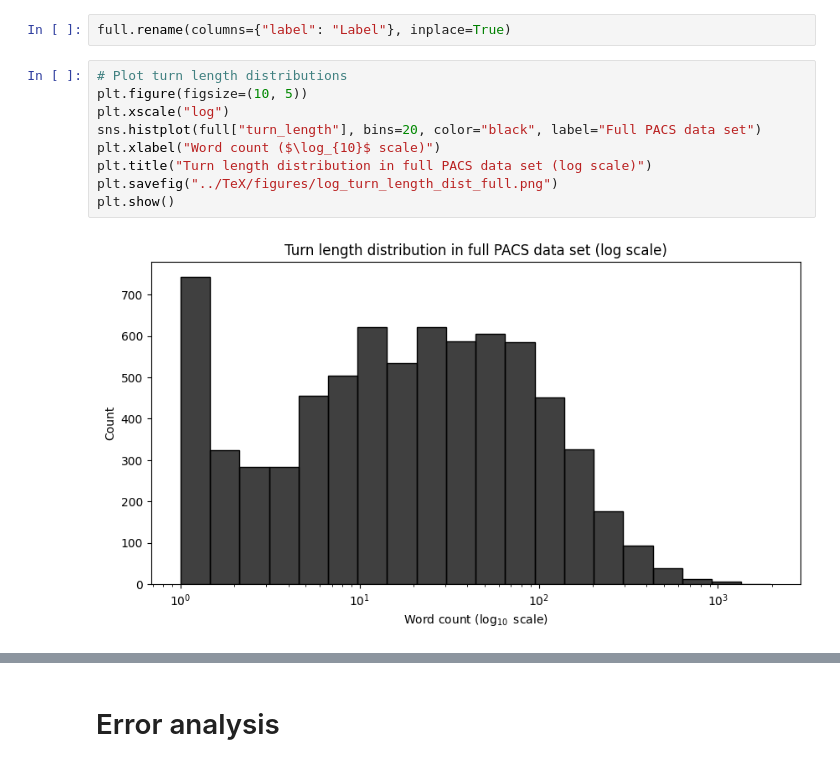
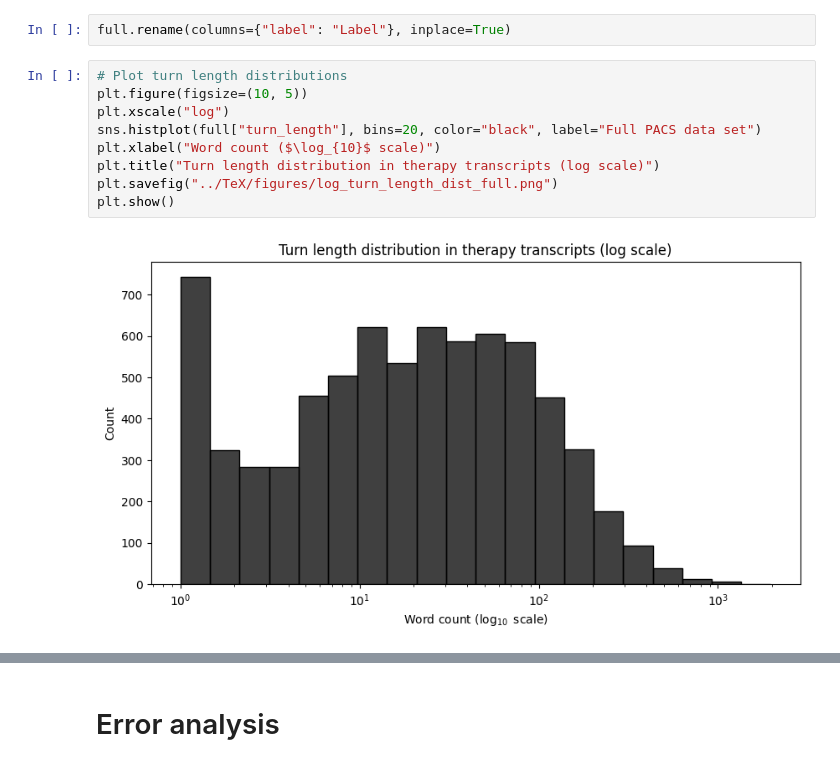
Before and after one commit to Fred-Bred/SDS-thesis, a Jupyter notebook: src/plotting.ipynb, the cells around one changed output, grey strips where cells are left out. Saved outputs shown, nothing was run; the diff lists cells and outputs as text.

```diff
--- a/src/plotting.ipynb
+++ b/src/plotting.ipynb
@@ -86,14 +86,14 @@ full.rename(columns={"label": "Label"}, inplace=True)
 # %%
 # Plot turn length distributions
 plt.figure(figsize=(10, 5))
 plt.xscale("log")
 sns.histplot(full["turn_length"], bins=20, color="black", label="Full PACS data set")
 plt.xlabel("Word count ($\log_{10}$ scale)")
-plt.title("Turn length distribution in full PACS data set (log scale)")
+plt.title("Turn length distribution in therapy transcripts (log scale)")
 plt.savefig("../TeX/figures/log_turn_length_dist_full.png")
 plt.show()
 # %% [output]
-[figure, old version]
+[figure, new version]
 # %%
 # Define the class names
 class_names = {1: "Avoidant", 2: "Secure", 3: "Anxious"}
```
Also changed, not shown: parts of 3 cells of this notebook, 5 other files.
